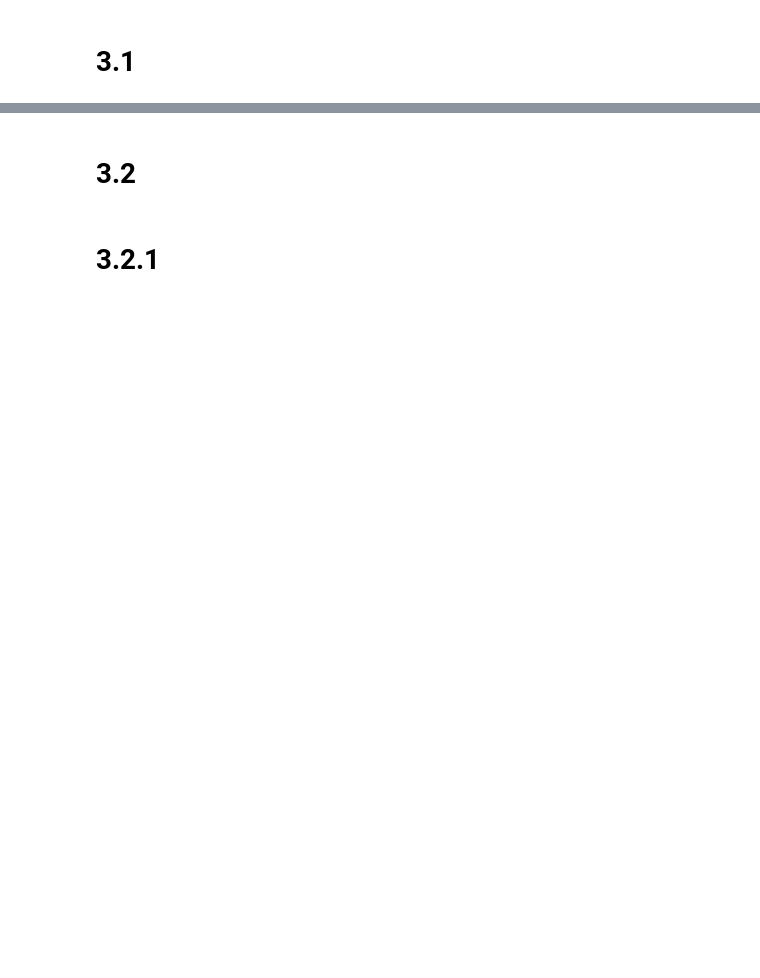
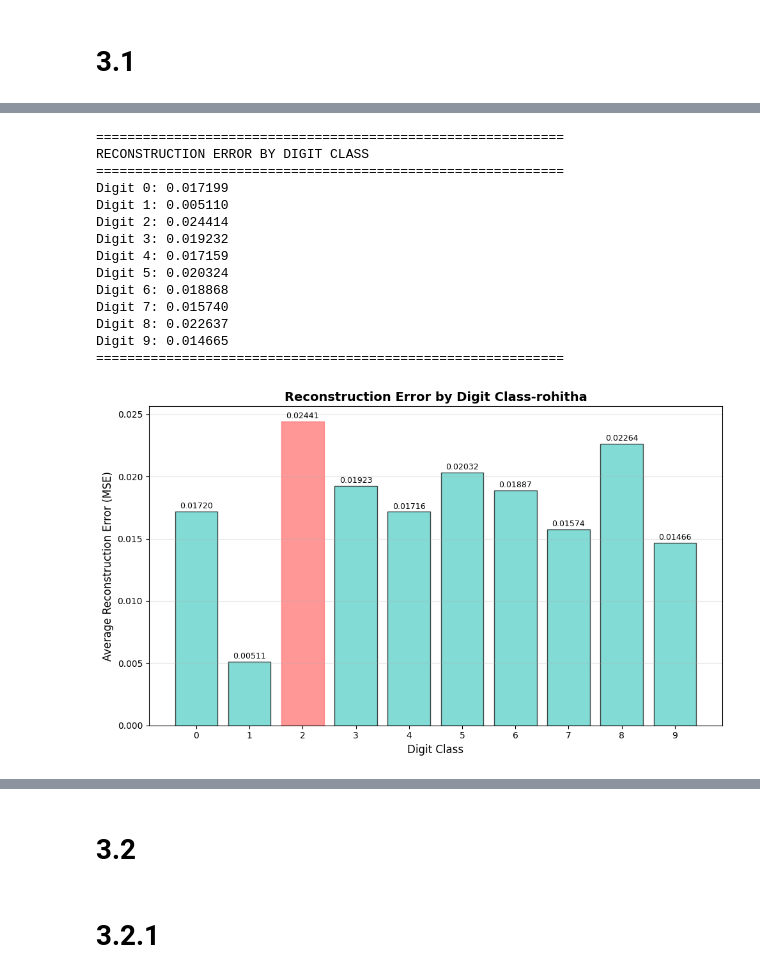
Before and after one commit to rohithasarvani/dummy-smai, a Jupyter notebook: 3.ipynb, the cells around one changed output, grey strips where cells are left out. Cells and saved outputs as stored; diff of their text form; code cells hidden in the pictures; blank space fills up the shorter version.

```diff
--- a/3.ipynb
+++ b/3.ipynb
@@ -761,34 +830,50 @@ def plot_reconstruction_error_by_digit(reconstruction_errors, save_path=None):
 
     plt.xlabel('Digit Class', fontsize=12)
     plt.ylabel('Average Reconstruction Error (MSE)', fontsize=12)
-    plt.title('Reconstruction Error by Digit Class', fontsize=14, fontweight='bold')
+    plt.title('Reconstruction Error by Digit Class-rohitha', fontsize=14, fontweight='bold')
     plt.xticks(digits)
     plt.grid(axis='y', alpha=0.3)
 
     # Add value labels on bars
     for i, (digit, error) in enumerate(reconstruction_errors.items()):
         plt.text(digit, error + 0.0001, f'{error:.5f}',
                 ha='center', va='bottom', fontsize=9)
 
     plt.tight_layout()
 
     if save_path:
         plt.savefig(save_path, dpi=150, bbox_inches='tight')
         print(f"Plot saved to: {save_path}")
 
     plt.show()
 
 # Compute reconstruction errors
 reconstruction_errors = compute_reconstruction_error_by_digit(autoencoder, X_test, y_test)
 
 # Print errors
 print("\n" + "="*60)
 print("RECONSTRUCTION ERROR BY DIGIT CLASS")
 print("="*60)
 for digit in range(10):
     print(f"Digit {digit}: {reconstruction_errors[digit]:.6f}")
 print("="*60)
 
 # Plot errors
 plot_reconstruction_error_by_digit(reconstruction_errors)
+# %% [output]
+============================================================
+RECONSTRUCTION ERROR BY DIGIT CLASS
+============================================================
+Digit 0: 0.017199
+Digit 1: 0.005110
+Digit 2: 0.024414
+Digit 3: 0.019232
+Digit 4: 0.017159
+Digit 5: 0.020324
+Digit 6: 0.018868
+Digit 7: 0.015740
+Digit 8: 0.022637
+Digit 9: 0.014665
+============================================================
+[figure, added]
 # %%
```
Also changed, not shown: parts of 23 cells of this notebook.
